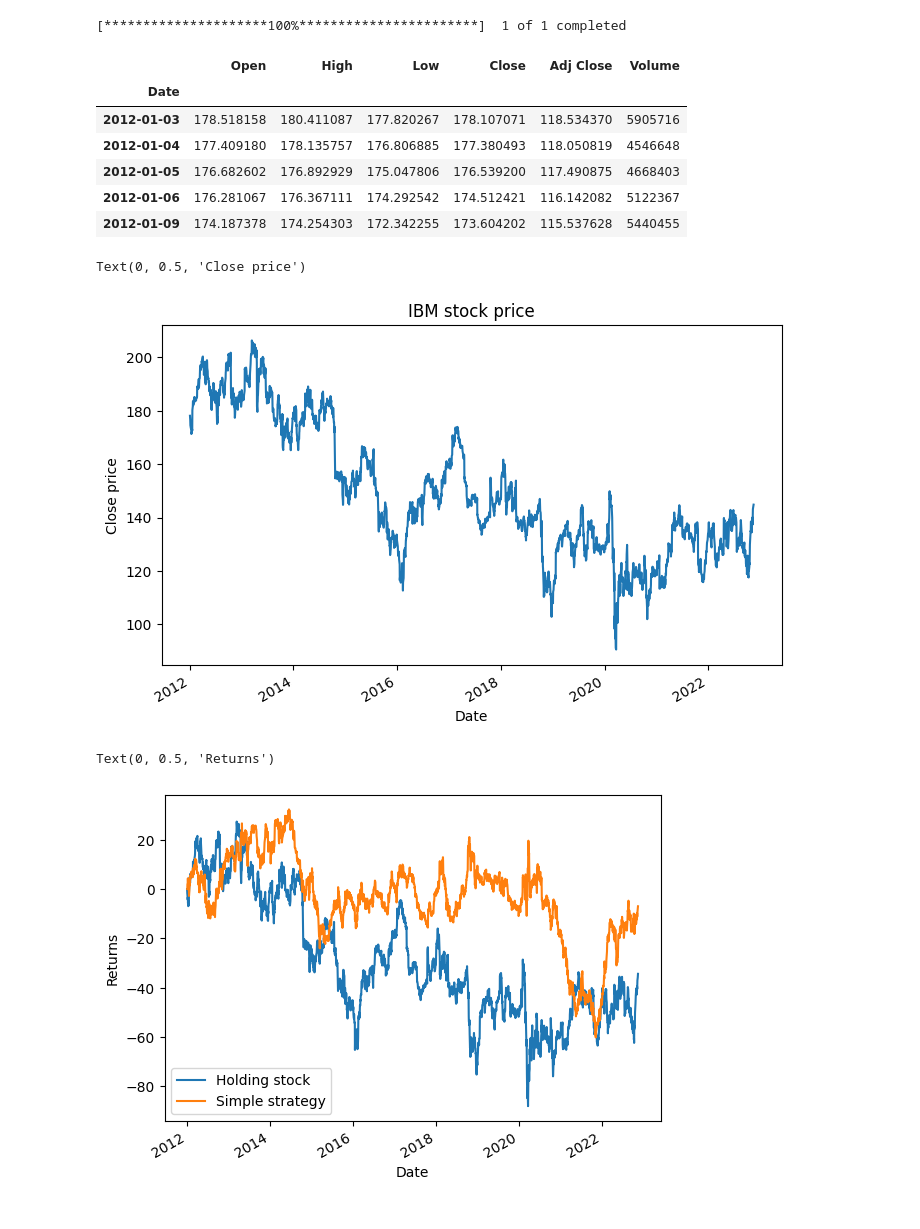
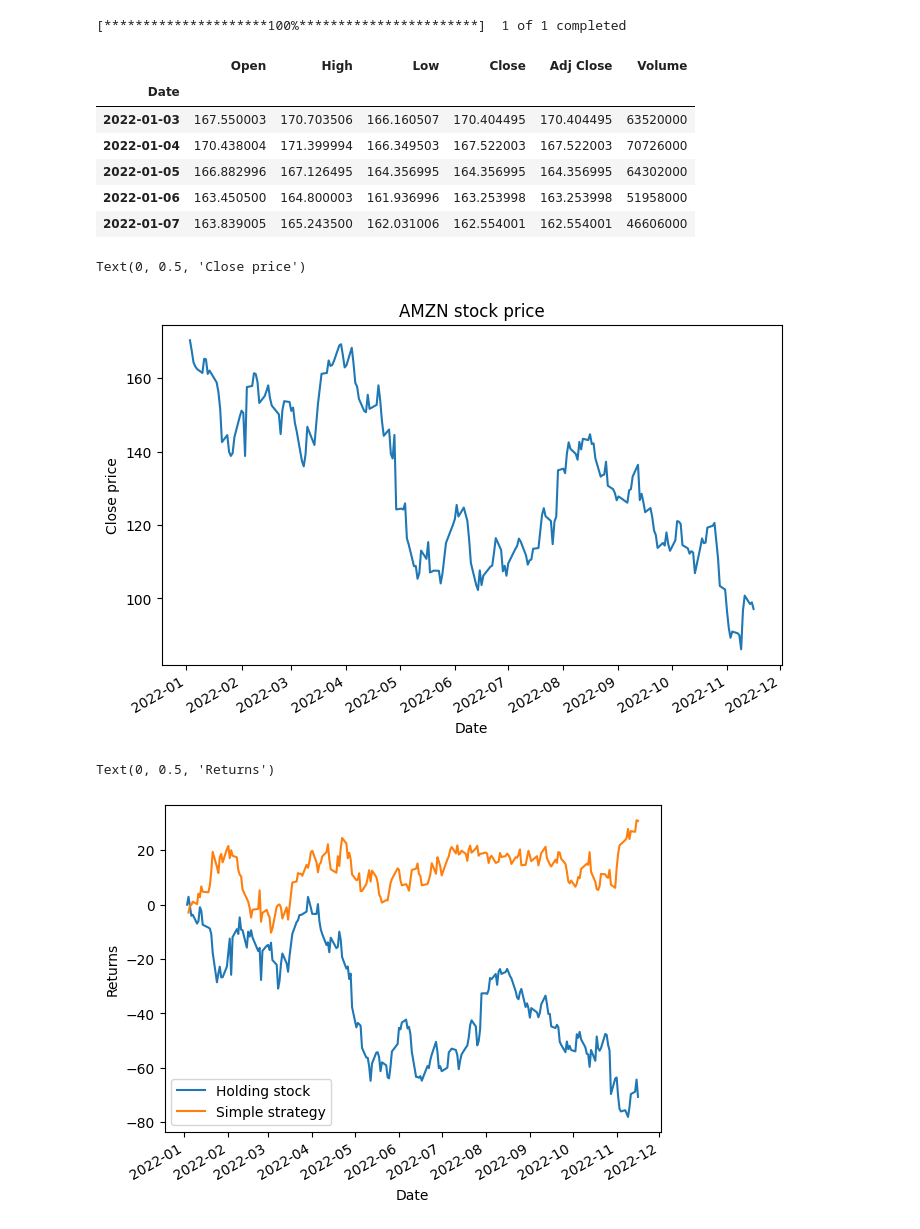
Before and after one commit to C-Kitching/Data-Science-Society, a Jupyter notebook: ATS/week 5 - Simple trading strategy and Bollinger band.ipynb, the cells around one changed output. Drawn from its saved outputs; the diff is of its cells as text; code cells hidden in the pictures.

```diff
--- a/ATS/week 5 - Simple trading strategy and Bollinger band.ipynb
+++ b/ATS/week 5 - Simple trading strategy and Bollinger band.ipynb
@@ -5,18 +5,18 @@ import matplotlib.pyplot as plt
 import pandas as pd
 # %%
 # download data
-ticker = "IBM"
-df = yt.download(ticker, start = "2012-01-01")
+ticker = "AMZN"
+df = yt.download(ticker, start = "2022-01-01")
 df.head()
 # %% [output]
 [*********************100%***********************]  1 of 1 completed
 |  | Open | High | Low | Close | Adj Close | Volume |
 | Date |  |  |  |  |  |  |
-| 2012-01-03 | 178.518158 | 180.411087 | 177.820267 | 178.107071 | 118.534370 | 5905716 |
-| 2012-01-04 | 177.409180 | 178.135757 | 176.806885 | 177.380493 | 118.050819 | 4546648 |
-| 2012-01-05 | 176.682602 | 176.892929 | 175.047806 | 176.539200 | 117.490875 | 4668403 |
-| 2012-01-06 | 176.281067 | 176.367111 | 174.292542 | 174.512421 | 116.142082 | 5122367 |
-| 2012-01-09 | 174.187378 | 174.254303 | 172.342255 | 173.604202 | 115.537628 | 5440455 |
+| 2022-01-03 | 167.550003 | 170.703506 | 166.160507 | 170.404495 | 170.404495 | 63520000 |
+| 2022-01-04 | 170.438004 | 171.399994 | 166.349503 | 167.522003 | 167.522003 | 70726000 |
+| 2022-01-05 | 166.882996 | 167.126495 | 164.356995 | 164.356995 | 164.356995 | 64302000 |
+| 2022-01-06 | 163.450500 | 164.800003 | 161.936996 | 163.253998 | 163.253998 | 51958000 |
+| 2022-01-07 | 163.839005 | 165.243500 | 162.031006 | 162.554001 | 162.554001 | 46606000 |
 # %%
 # plot data
 fig = plt.figure()
@@ -26,7 +26,7 @@ plt.title("{} stock price".format(ticker))
 plt.ylabel("Close price")
 # %% [output]
 Text(0, 0.5, 'Close price')
-[figure, old version]
+[figure, new version]
 # %%
 # simple strat based on open and close each day
 for i, row in df.iterrows():
@@ -46,4 +46,4 @@ df.plot(y = ["return_holding_stock", "return_simple_strat"], label = ["Holding s
 plt.ylabel("Returns")
 # %% [output]
 Text(0, 0.5, 'Returns')
-[figure, old version]
+[figure, new version]
```
Also changed, not shown: parts of 10 cells of this notebook.
